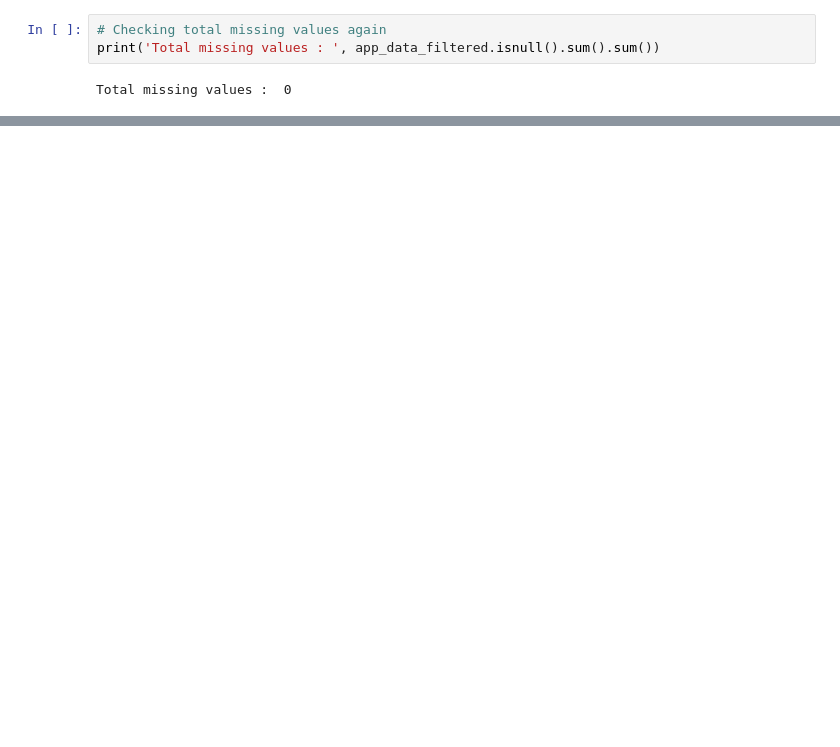
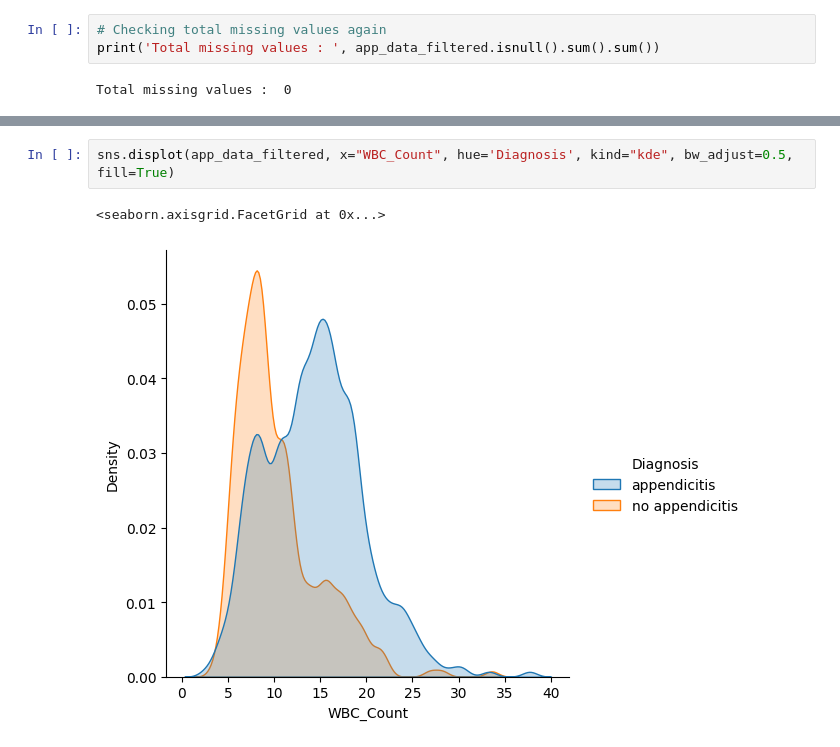
Before and after one commit to keshav-chauhan/assessmentprog2, a Jupyter notebook: assessment2.ipynb, the cells around one changed output, grey strips where cells are left out. Drawn from its saved outputs; the diff is of its cells as text; blank space fills up the shorter version.

```diff
--- a/assessment2.ipynb
+++ b/assessment2.ipynb
@@ -289,0 +383,5 @@ Total missing values :  0
+# %%
+sns.displot(app_data_filtered, x="WBC_Count", hue='Diagnosis', kind="kde", bw_adjust=0.5, fill=True)
+# %% [output]
+<seaborn.axisgrid.FacetGrid at 0x...>
+[figure, added]
```
Also changed, not shown: parts of 17 cells of this notebook, 1 other file.
